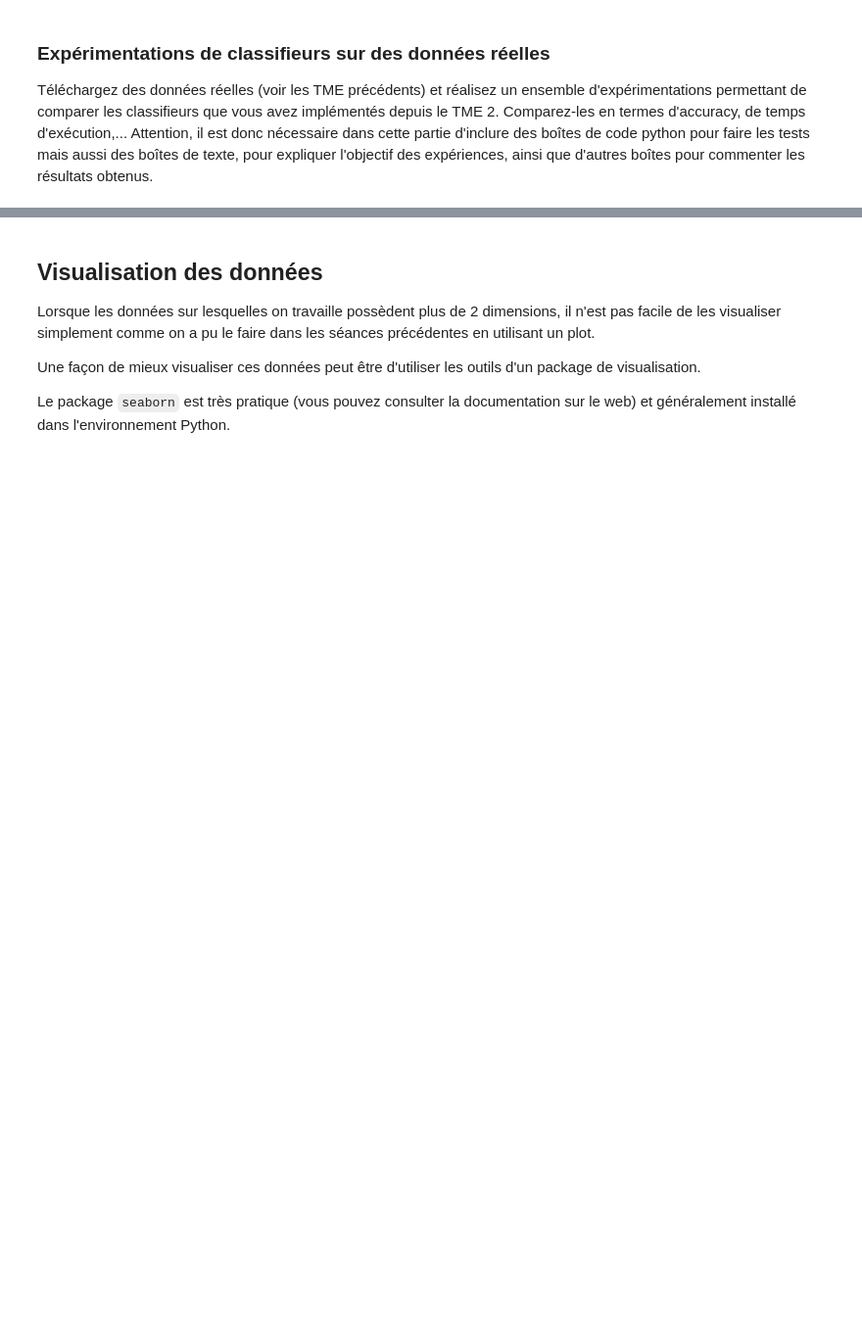
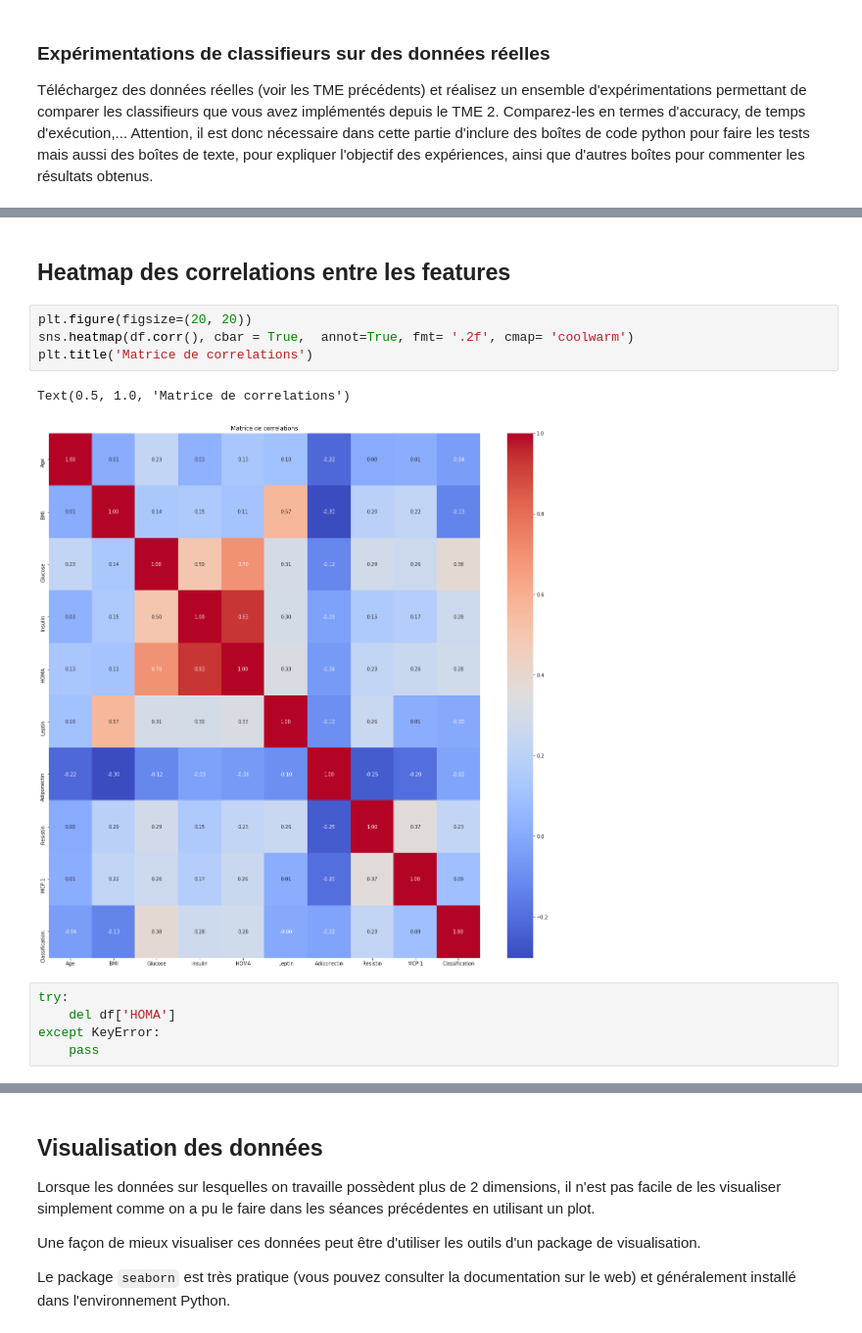
Before and after one commit to shetsecure/3i026, a Jupyter notebook: tme-05/tme-05.ipynb, the cells around one changed output, grey strips where cells are left out. Shown: that part at 98% size. Saved outputs shown, nothing was run; the diff lists cells and outputs as text; blank space fills up the shorter version.

```diff
--- a/tme-05/tme-05.ipynb
+++ b/tme-05/tme-05.ipynb
@@ -426,0 +543,14 @@ Attention, il est donc nécessaire dans cette partie d'inclure des boîtes de co
+# %% [markdown]
+## Heatmap des correlations entre les features
+# %%
+plt.figure(figsize=(20, 20))
+sns.heatmap(df.corr(), cbar = True,  annot=True, fmt= '.2f', cmap= 'coolwarm')
+plt.title('Matrice de correlations')
+# %% [output]
+Text(0.5, 1.0, 'Matrice de correlations')
+[figure, added]
+# %%
+try:
+    del df['HOMA']
+except KeyError:
+    pass
```
Also changed, not shown: parts of 67 cells of this notebook, 1 other file.
